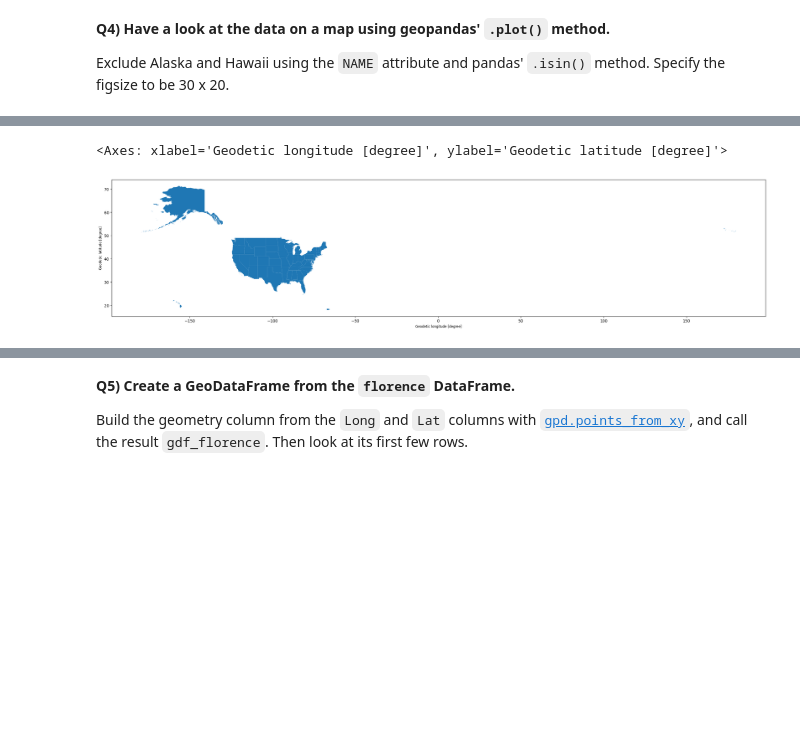
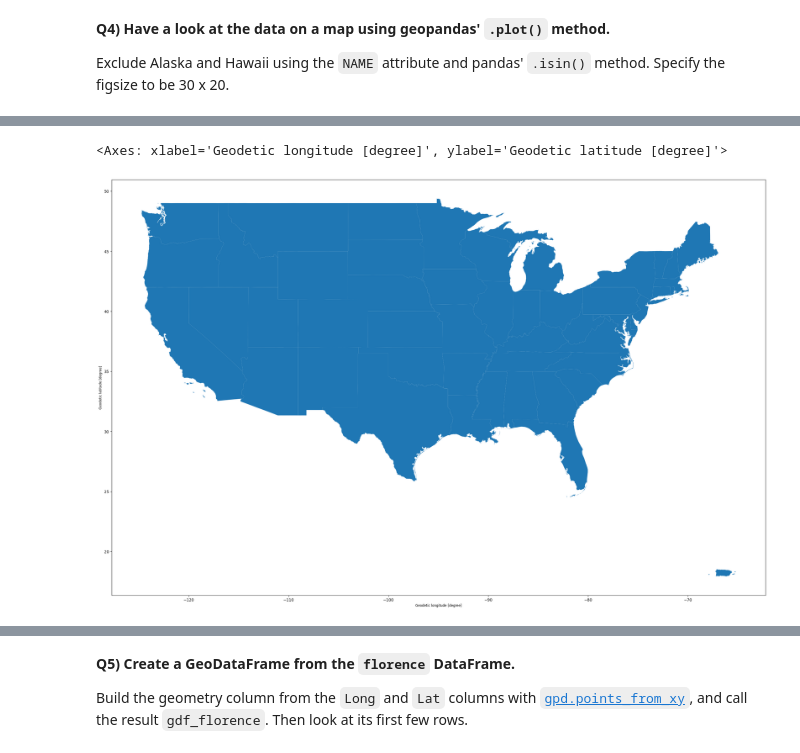
Before and after one commit to liviooneil/2026_Intro_Python, a Jupyter notebook: live/part-I/1.6-geospatial-vector-data-environmental-exercises.ipynb, the cells around one changed output, grey strips where cells are left out. Drawn from its saved outputs; the diff is of its cells as text; code cells hidden in the pictures; blank space fills up the shorter version.

```diff
--- a/live/part-I/1.6-geospatial-vector-data-environmental-exercises.ipynb
+++ b/live/part-I/1.6-geospatial-vector-data-environmental-exercises.ipynb
@@ -110,9 +118,13 @@ figsize to be 30 x 20.
 # %%
 # Plot the US states (Alaska and Hawaii excluded)
-country.plot(figsize=(30,20))
+enlever = ["Alaska", "Hawaii"]
+
+country2 = country[~country["NAME"].isin(enlever)]
+
+country2.plot(figsize=(30,20))
 # %% [output]
 <Axes: xlabel='Geodetic longitude [degree]', ylabel='Geodetic latitude [degree]'>
-[figure, old version]
+[figure, new version]
 # %%
 # Pre-supplied: read in the hurricane Florence data, drop the advisory bookkeeping columns,
 # fix the longitude sign, and have a look at the dataframe.
```
Also changed, not shown: parts of 7 cells of this notebook.
